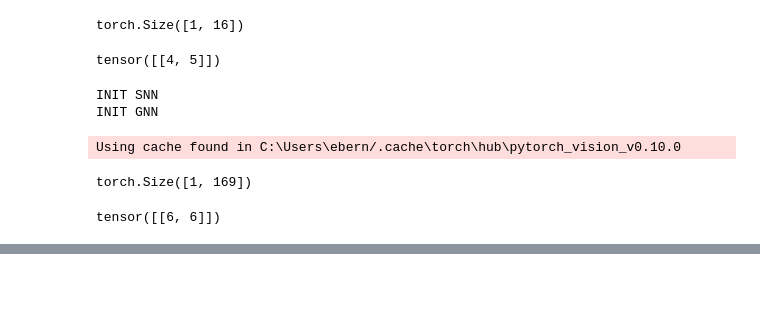
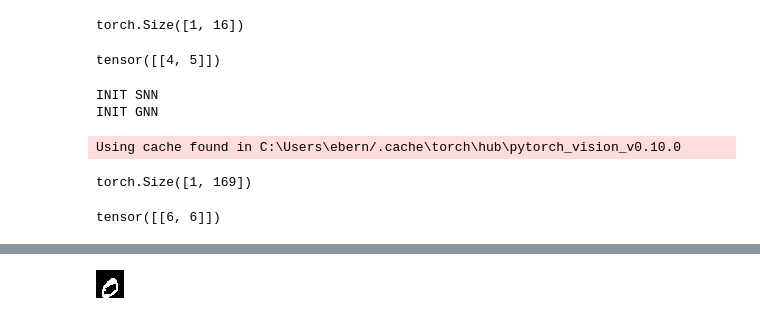
Before and after one commit to EwenBernard/Text2Bricks, a Jupyter notebook: test_notebook.ipynb, the cells around one changed output, grey strips where cells are left out. Cells and saved outputs as stored; diff of their text form; code cells hidden in the pictures; blank space fills up the shorter version.

```diff
--- a/test_notebook.ipynb
+++ b/test_notebook.ipynb
@@ -180,0 +287,6 @@ tensor([[6, 6]])
+# %%
+converted_graph = lego_world_ref.graph_to_table()
+# %%
+array_to_image(converted_graph)
+# %% [output]
+[figure, added]
```
Also changed, not shown: parts of 15 cells of this notebook, 2 other files.
